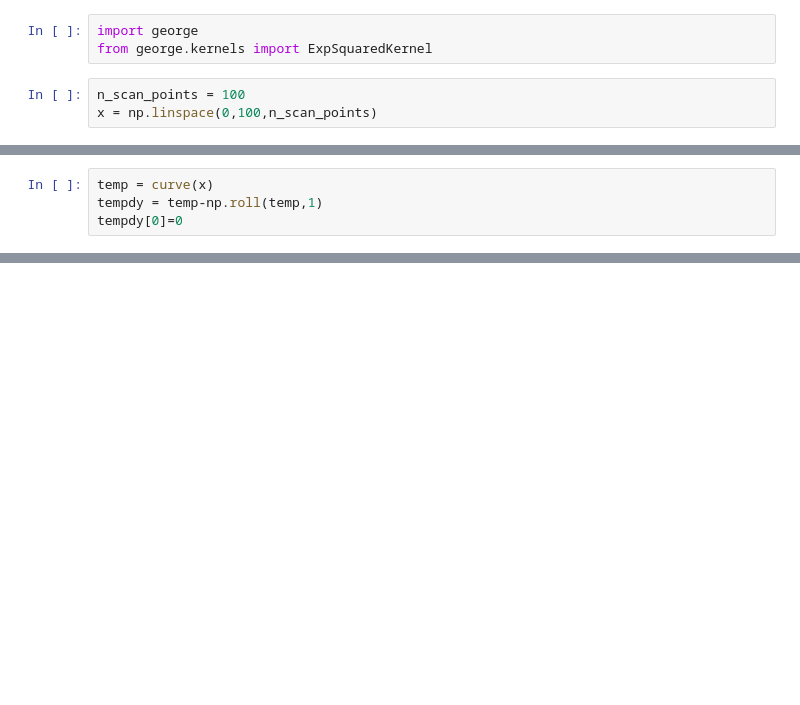
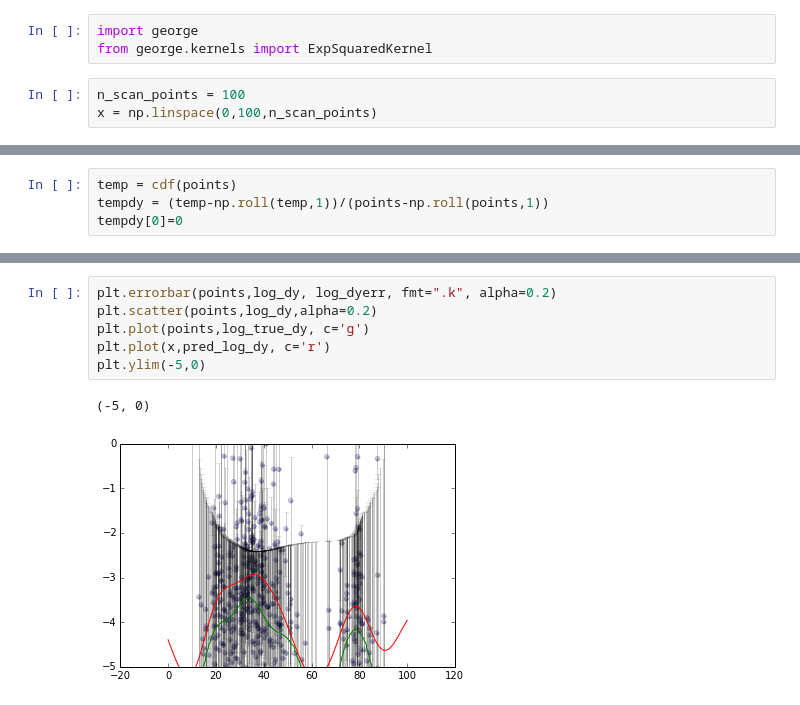
Before and after one commit to cranmer/play, a Jupyter notebook: misc/isotonic_gp.ipynb, the cells around one changed output, grey strips where cells are left out. Cells and saved outputs as stored; diff of their text form; blank space fills up the shorter version.

```diff
--- a/misc/isotonic_gp.ipynb
+++ b/misc/isotonic_gp.ipynb
@@ -40,4 +60,4 @@ dy[0]=0.
 # %%
-temp = curve(x)
-tempdy = temp-np.roll(temp,1)
+temp = cdf(points)
+tempdy = (temp-np.roll(temp,1))/(points-np.roll(points,1))
 tempdy[0]=0
@@ -55,0 +89,9 @@ plt.plot(x,pred_d)
+# %%
+plt.errorbar(points,log_dy, log_dyerr, fmt=".k", alpha=0.2)
+plt.scatter(points,log_dy,alpha=0.2)
+plt.plot(points,log_true_dy, c='g')
+plt.plot(x,pred_log_dy, c='r')
+plt.ylim(-5,0)
+# %% [output]
+(-5, 0)
+[figure, added]
```
Also changed, not shown: parts of 29 cells of this notebook.
